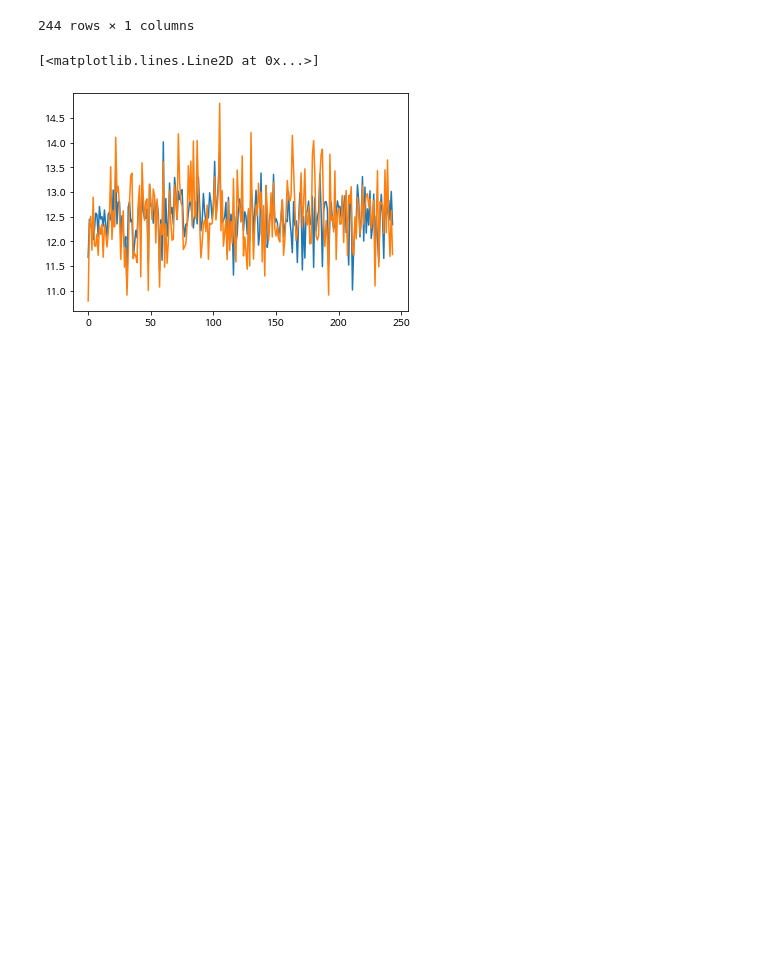
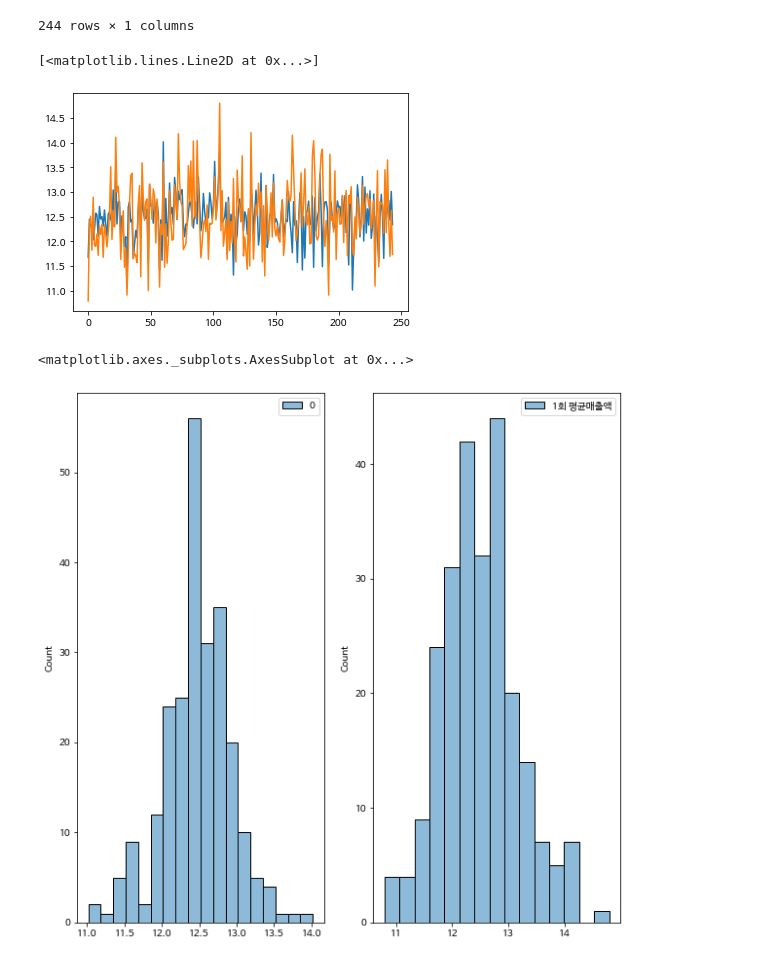
Before and after one commit to hyeokjun0804/HJ_BigData_Maketing_Course, a Jupyter notebook: 데이터밸런싱_연습.ipynb, the cells around one changed output. Saved outputs shown, nothing was run; the diff lists cells and outputs as text; code cells hidden in the pictures; blank space fills up the shorter version.

```diff
--- a/데이터밸런싱_연습.ipynb
+++ b/데이터밸런싱_연습.ipynb
@@ -269,3 +269,10 @@ plt.plot(Y_test_df)
 # %% [output]
 [<matplotlib.lines.Line2D at 0x...>]
 [figure]
+# %%
+fig, ax = plt.subplots(ncols=2, figsize=(10,10))
+sns.histplot(Y_pred_df, ax=ax[0])
+sns.histplot(Y_test_df, ax=ax[1])
+# %% [output]
+<matplotlib.axes._subplots.AxesSubplot at 0x...>
+[figure, added]
```
Also changed, not shown: parts of 2 cells of this notebook.
